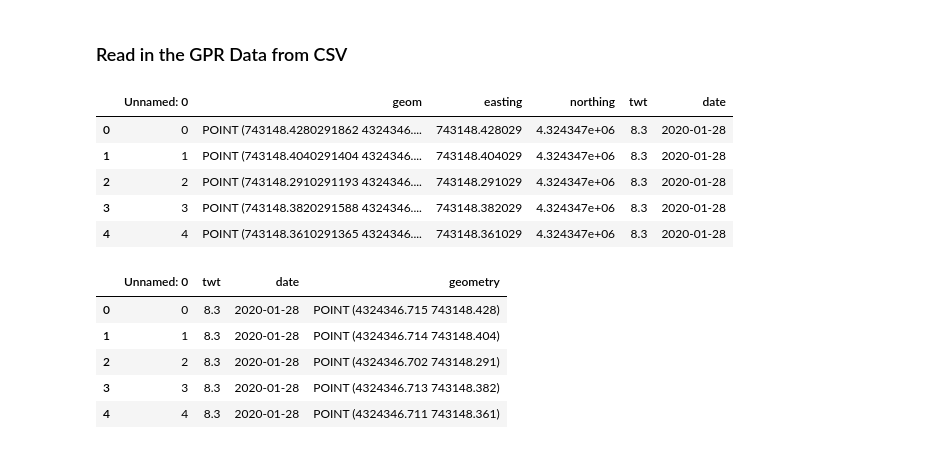
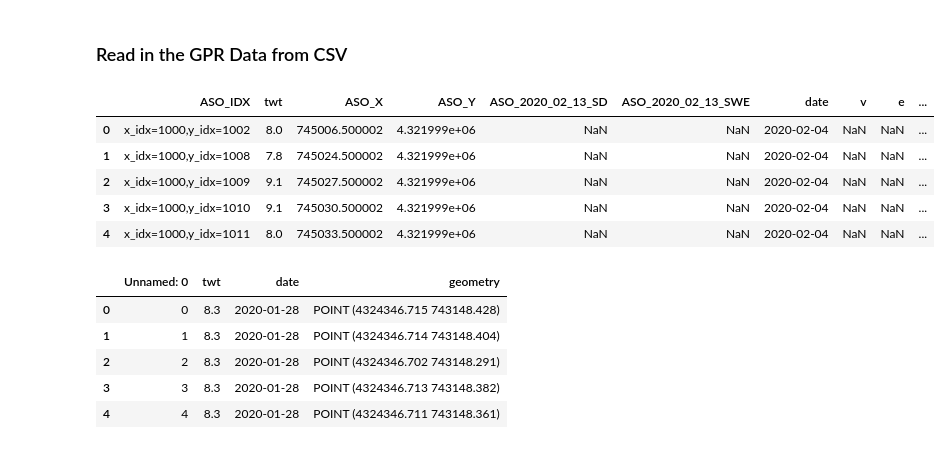
Before and after one commit to snowex-hackweek/coldfusion, a Jupyter notebook: contributors/tvdw/Combined.ipynb, the cells around one changed output. Cells and saved outputs as stored; diff of their text form; code cells hidden in the pictures.

```diff
--- a/contributors/tvdw/Combined.ipynb
+++ b/contributors/tvdw/Combined.ipynb
@@ -273,13 +239,13 @@ session.close()
 # %% [markdown]
 ### Read in the GPR Data from CSV
 # %%
-GPR = pd.read_csv('GPR_ALL.csv')
+GPR = pd.read_csv('GPRLiDAR2.csv')
 GPR.head()
 # %% [output]
-|  | Unnamed: 0 | geom | easting | northing | twt | date |
-| 0 | 0 | POINT (743148.4280291862 4324346.... | 743148.428029 | 4.324347e+06 | 8.3 | 2020-01-28 |
-| 1 | 1 | POINT (743148.4040291404 4324346.... | 743148.404029 | 4.324347e+06 | 8.3 | 2020-01-28 |
-| 2 | 2 | POINT (743148.2910291193 4324346.... | 743148.291029 | 4.324347e+06 | 8.3 | 2020-01-28 |
-| 3 | 3 | POINT (743148.3820291588 4324346.... | 743148.382029 | 4.324347e+06 | 8.3 | 2020-01-28 |
-| 4 | 4 | POINT (743148.3610291365 4324346.... | 743148.361029 | 4.324347e+06 | 8.3 | 2020-01-28 |
+|  | ASO_IDX | twt | ASO_X | ASO_Y | ASO_2020_02_13_SD | ASO_2020_02_13_SWE | date | v | e | ... |
+| 0 | x_idx=1000,y_idx=1002 | 8.0 | 745006.500002 | 4.321999e+06 | NaN | NaN | 2020-02-04 | NaN | NaN | ... |
+| 1 | x_idx=1000,y_idx=1008 | 7.8 | 745024.500002 | 4.321999e+06 | NaN | NaN | 2020-02-04 | NaN | NaN | ... |
+| 2 | x_idx=1000,y_idx=1009 | 9.1 | 745027.500002 | 4.321999e+06 | NaN | NaN | 2020-02-04 | NaN | NaN | ... |
+| 3 | x_idx=1000,y_idx=1010 | 9.1 | 745030.500002 | 4.321999e+06 | NaN | NaN | 2020-02-04 | NaN | NaN | ... |
+| 4 | x_idx=1000,y_idx=1011 | 8.0 | 745033.500002 | 4.321999e+06 | NaN | NaN | 2020-02-04 | NaN | NaN | ... |
 # %%
```
Also changed, not shown: parts of 13 cells of this notebook.
